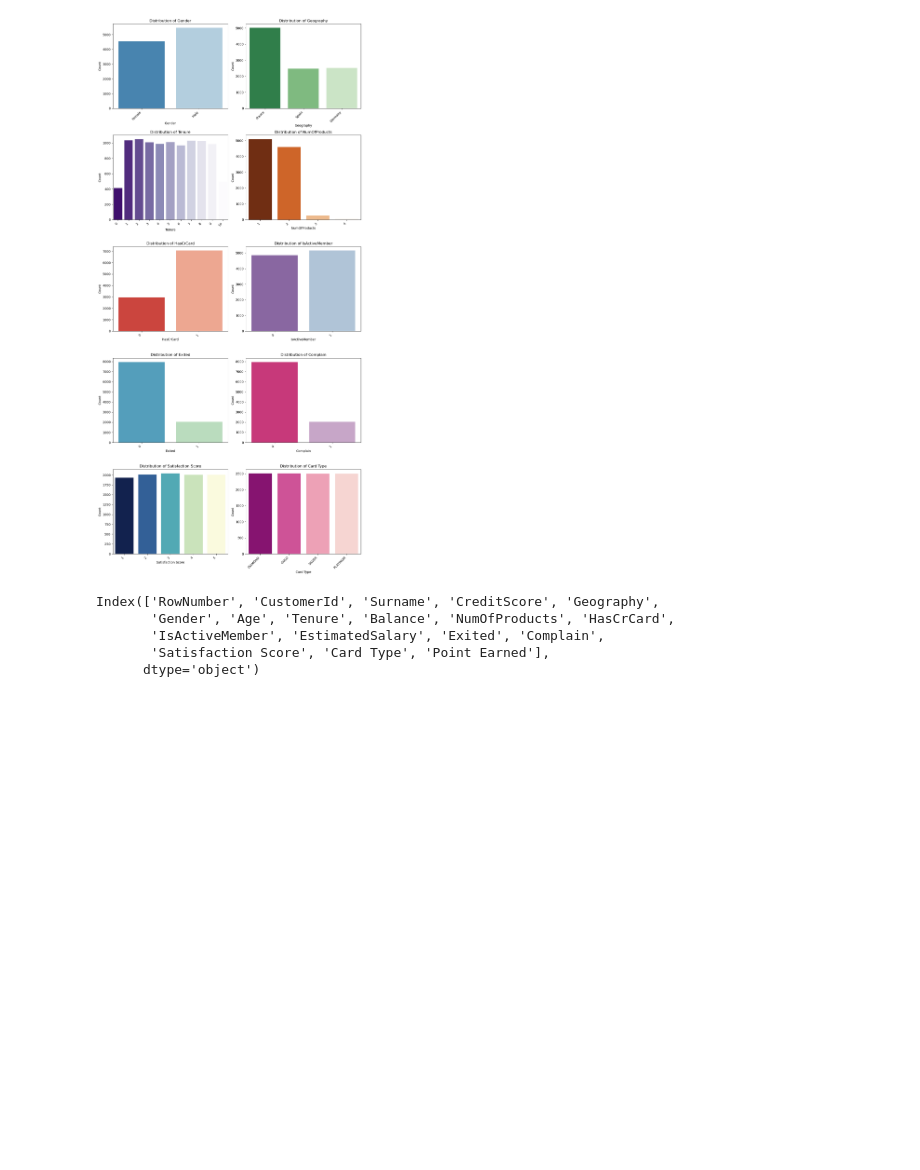
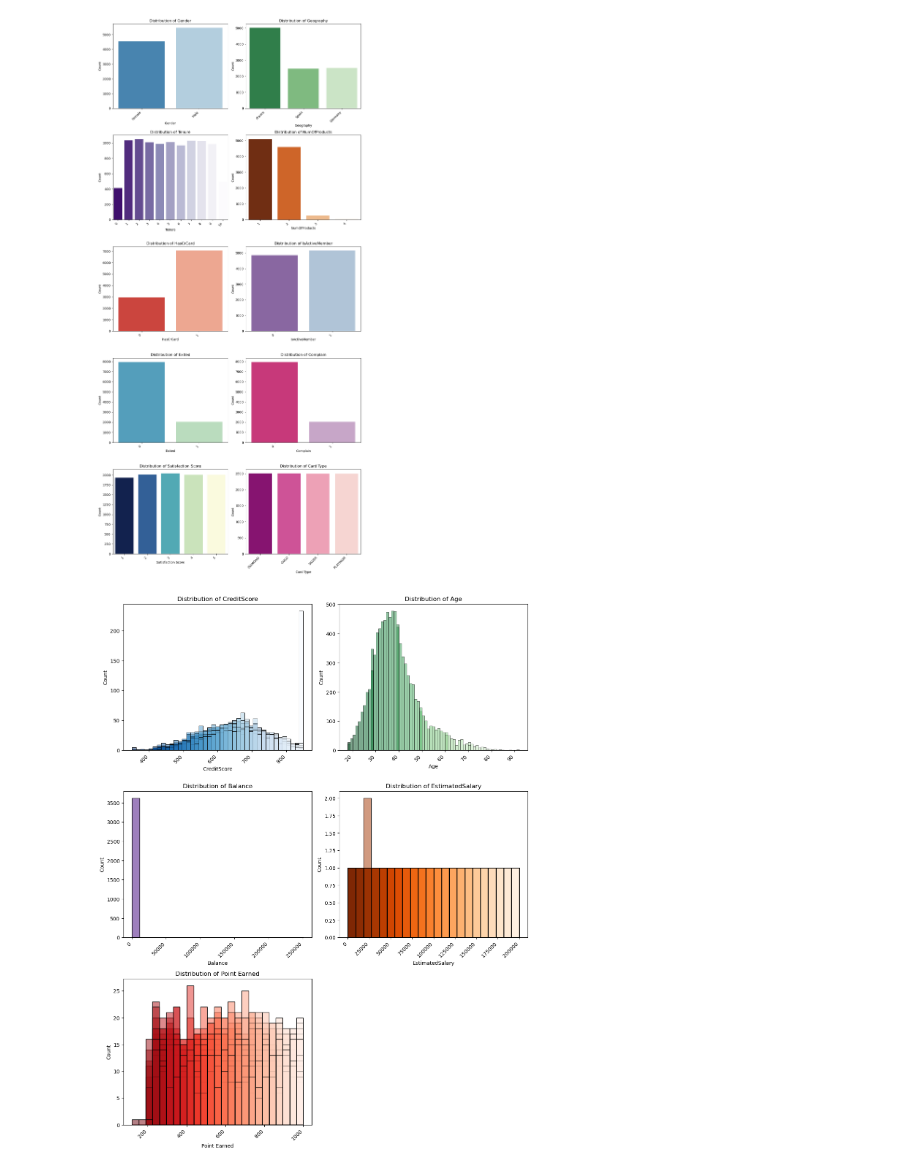
Before and after one commit to Marciniec-Marcin/Bank_Churn_prediction, a Jupyter notebook: Customer_Churn.ipynb, the cells around one changed output. Cells and saved outputs as stored; diff of their text form; code cells hidden in the pictures; blank space fills up the shorter version.

```diff
--- a/Customer_Churn.ipynb
+++ b/Customer_Churn.ipynb
@@ -88,12 +88,21 @@ plt.show()
 # %% [output]
 [figure]
 # %%
-continious_col =[]
+continious_col =['CreditScore', 'Age', 'Balance', 'EstimatedSalary', 'Point Earned']
+
+plt.figure(figsize=(12, 5 * num_rows)) # Adjust width and height as needed
+palettes = ['Blues_r', 'Greens_r', 'Purples_r', 'Oranges_r', 'Reds_r',
+            'BuPu_r', 'GnBu_r', 'PuRd_r', 'YlGnBu_r', 'RdPu_r']
+
+for i, col in enumerate(continious_col):
+    plt.subplot(num_rows, num_cols_grid, i + 1)
+    sns.histplot(x=col, data=Data, hue=col, palette=palettes[i % len(palettes)], legend=False)
+    plt.title(f'Distribution of {col}') # Add a title to each subplot
+    plt.xlabel(col) # Label the x-axis
+    plt.ylabel('Count') # Label the y-axis
+    plt.xticks(rotation=45, ha='right') # Rotate x-axis labels for better readability if they are long
+
+plt.tight_layout() # Adjust subplot parameters for a tight layout
+plt.show()
+# %% [output]
+[figure, added]
-# %%
-Data.columns
-# %% [output]
-Index(['RowNumber', 'CustomerId', 'Surname', 'CreditScore', 'Geography',
-       'Gender', 'Age', 'Tenure', 'Balance', 'NumOfProducts', 'HasCrCard',
-       'IsActiveMember', 'EstimatedSalary', 'Exited', 'Complain',
-       'Satisfaction Score', 'Card Type', 'Point Earned'],
-      dtype='object')
```
Also changed, not shown: parts of 2 cells of this notebook.
